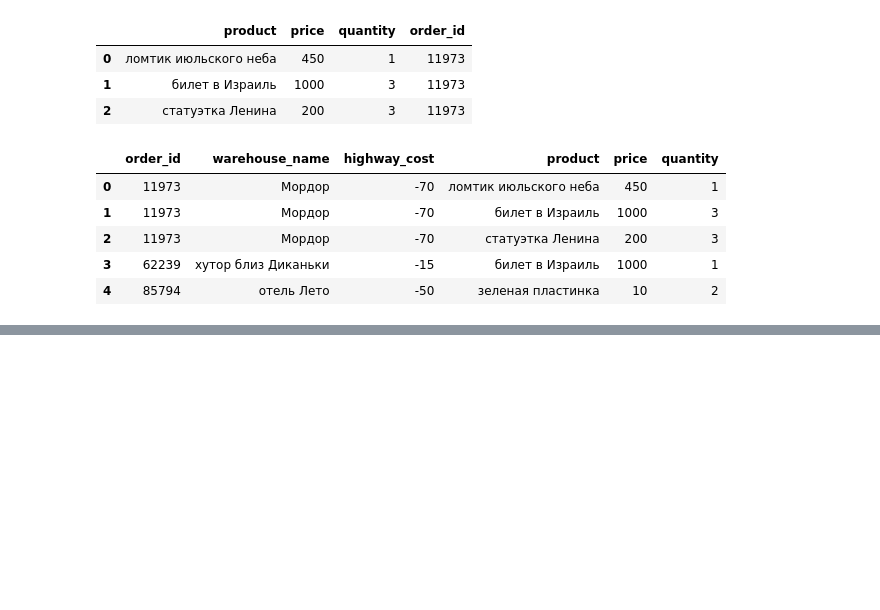
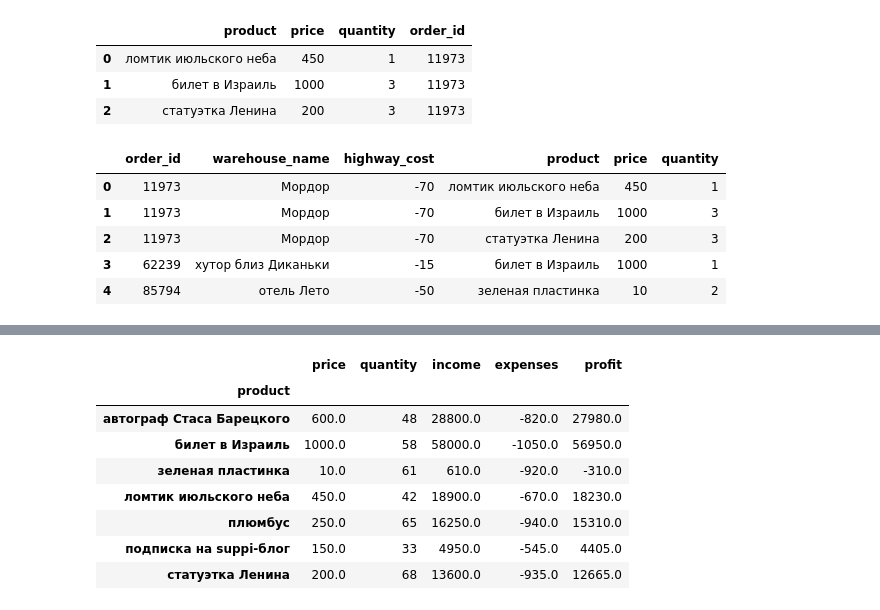
Before and after one commit to sergeybylinin/Geekbrains, a Jupyter notebook: тестовое задание 2023-09-20/trial_task.ipynb, the cells around one changed output, grey strips where cells are left out. Cells and saved outputs as stored; diff of their text form; code cells hidden in the pictures; blank space fills up the shorter version.

```diff
--- a/тестовое задание 2023-09-20/trial_task.ipynb
+++ b/тестовое задание 2023-09-20/trial_task.ipynb
@@ -77,0 +51,30 @@ df.groupby(['warehouse_name', 'order_id'])\
+# %%
+# 2. Найти суммарное количество , суммарный доход , суммарный расход и суммарную прибыль для каждого товара
+# (представить как таблицу со столбцами 'product', 'quantity', 'income', 'expenses', 'profit')
+
+# price, quantity
+df_2 = df.groupby('product')['price', 'quantity'].agg({'price': 'mean', 'quantity': sum})
+
+# income
+df_2['income'] = df_2['price'] * df_2['quantity']
+
+# expenses
+expenses_product = df.merge(df_1.reset_index(), on='warehouse_name', how='left')
+expenses_product['expenses'] = expenses_product['quantity'] * expenses_product['delivery_cost_to_the_warehouse']
+expenses_product = pd.DataFrame(expenses_product.groupby('product')['expenses'].sum())
+df_2 = df_2.join(expenses_product)
+
+# profit
+df_2['profit'] = df_2['income'] + df_2['expenses']
+
+df_2
+# %% [output]
+|  | price | quantity | income | expenses | profit |
+| product |  |  |  |  |  |
+| автограф Стаса Барецкого | 600.0 | 48 | 28800.0 | -820.0 | 27980.0 |
+| билет в Израиль | 1000.0 | 58 | 58000.0 | -1050.0 | 56950.0 |
+| зеленая пластинка | 10.0 | 61 | 610.0 | -920.0 | -310.0 |
+| ломтик июльского неба | 450.0 | 42 | 18900.0 | -670.0 | 18230.0 |
+| плюмбус | 250.0 | 65 | 16250.0 | -940.0 | 15310.0 |
+| подписка на suppi-блог | 150.0 | 33 | 4950.0 | -545.0 | 4405.0 |
+| статуэтка Ленина | 200.0 | 68 | 13600.0 | -935.0 | 12665.0 |
```
Also changed, not shown: parts of 11 cells of this notebook.
